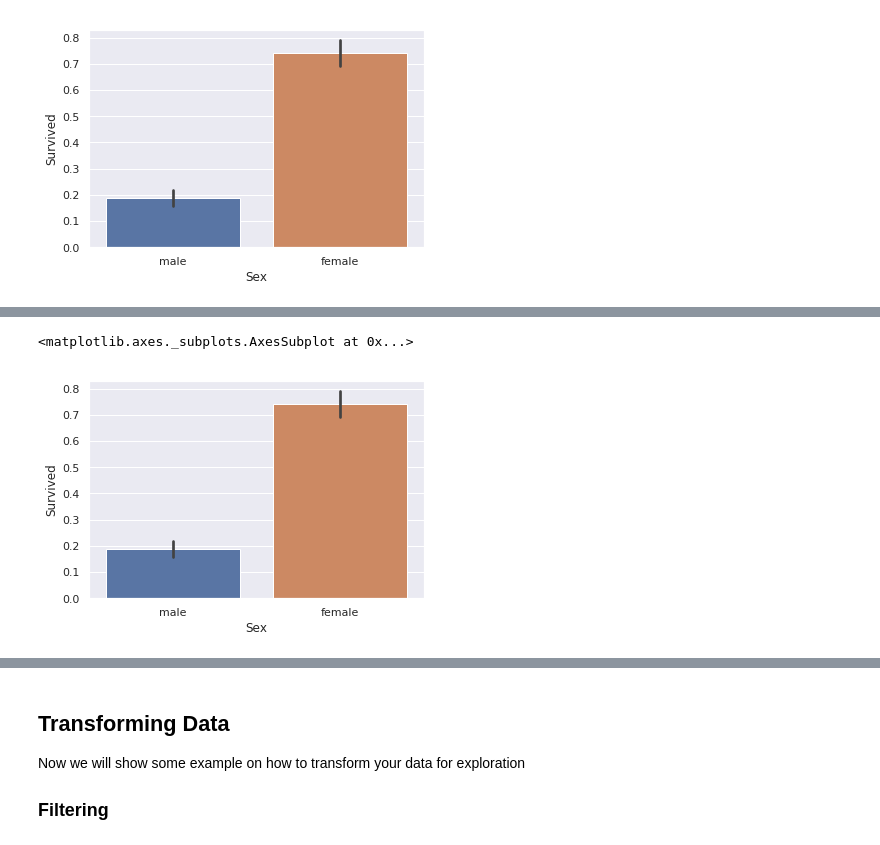
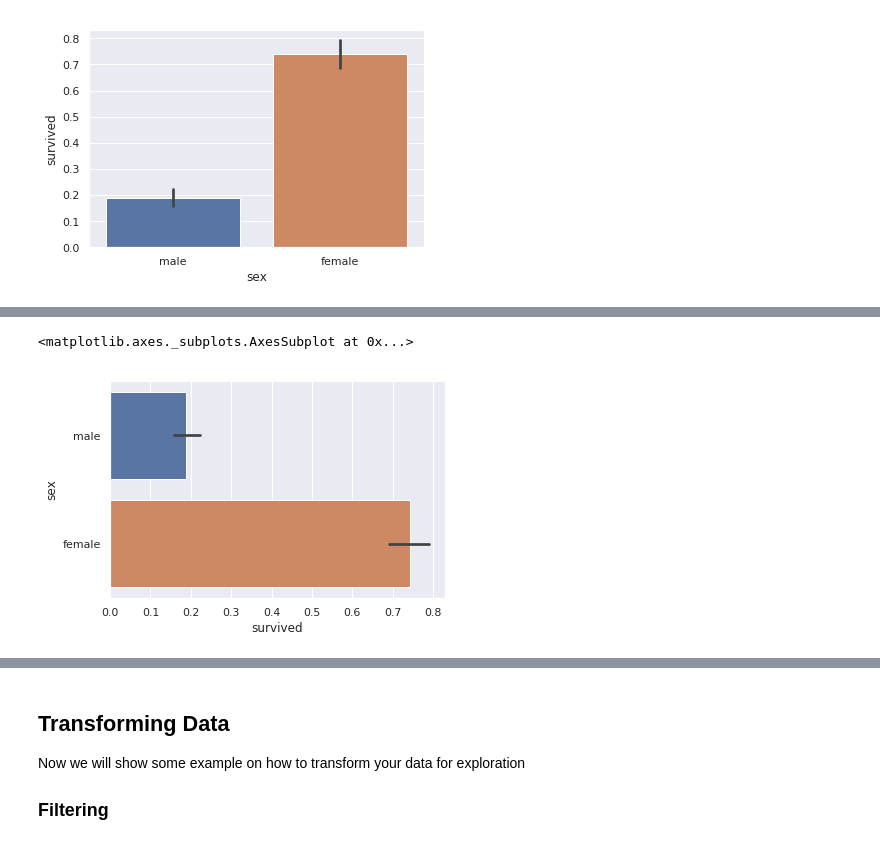
Before and after one commit to wfjvdham/python-course, a Jupyter notebook: explore/README.ipynb, the cells around one changed output, grey strips where cells are left out. Saved outputs shown, nothing was run; the diff lists cells and outputs as text; code cells hidden in the pictures.

```diff
--- a/explore/README.ipynb
+++ b/explore/README.ipynb
@@ -8,8 +8,10 @@ You have a data set and you want to do some exploratory data analysis. The datas
 To read the data from a csv file we use the `read_csv()` funciton from the [`pandas`](https://pandas.pydata.org/) package.
 # %%
 import pandas as pd
+import seaborn as sns
 
-titanic_df = pd.read_csv("../datasets/titanic_train.csv")
+titanic_df = sns.load_dataset("titanic")
+#titanic_df = pd.read_csv("../datasets/titanic_train.csv")
 # %% [markdown]
 Some usefull functions for a quick exploration are:
 - `head()` shows you the first 5 rows
@@ -169,9 +189,9 @@ bplot.tick_params(labelsize=10)
 # %%
 import numpy as np
 
-titanic_df['Age_groups'] = pd.cut(titanic_df['Age'], 4)
-titanic_df['Age_groups'] = pd.cut(titanic_df['Age'], [0, 15, 65, np.inf])
-sns.boxplot(y='Age_groups', x='Fare', data=titanic_df)
+titanic_df['age_groups'] = pd.cut(titanic_df['age'], 4)
+titanic_df['age_groups'] = pd.cut(titanic_df['age'], [0, 15, 65, np.inf])
+sns.boxplot(y='age_groups', x='fare', data=titanic_df)
 # %% [output]
 <matplotlib.axes._subplots.AxesSubplot at 0x...>
 [figure]
@@ -185,5 +215,5 @@ sns.barplot(x="Sex", y="Survived", data=titanic_df)
 # %%
-sns.barplot(x="Sex", y="Survived", data=titanic_df)
+sns.barplot(x="survived", y="sex", data=titanic_df)
 # %% [output]
 <matplotlib.axes._subplots.AxesSubplot at 0x...>
-[figure, old version]
+[figure, new version]
```
Also changed, not shown: parts of 41 cells of this notebook.
